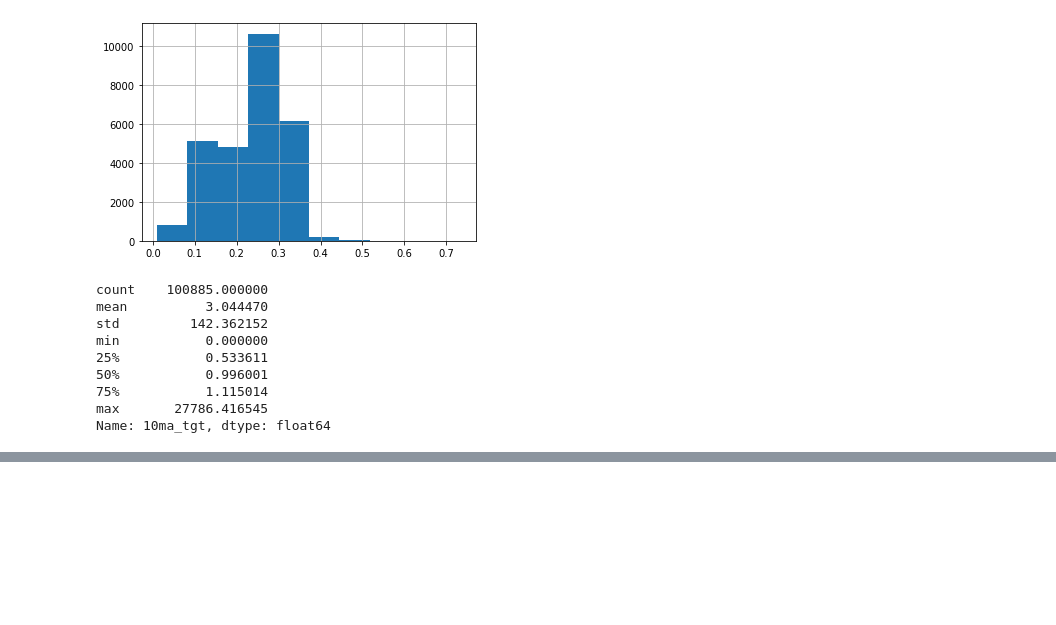
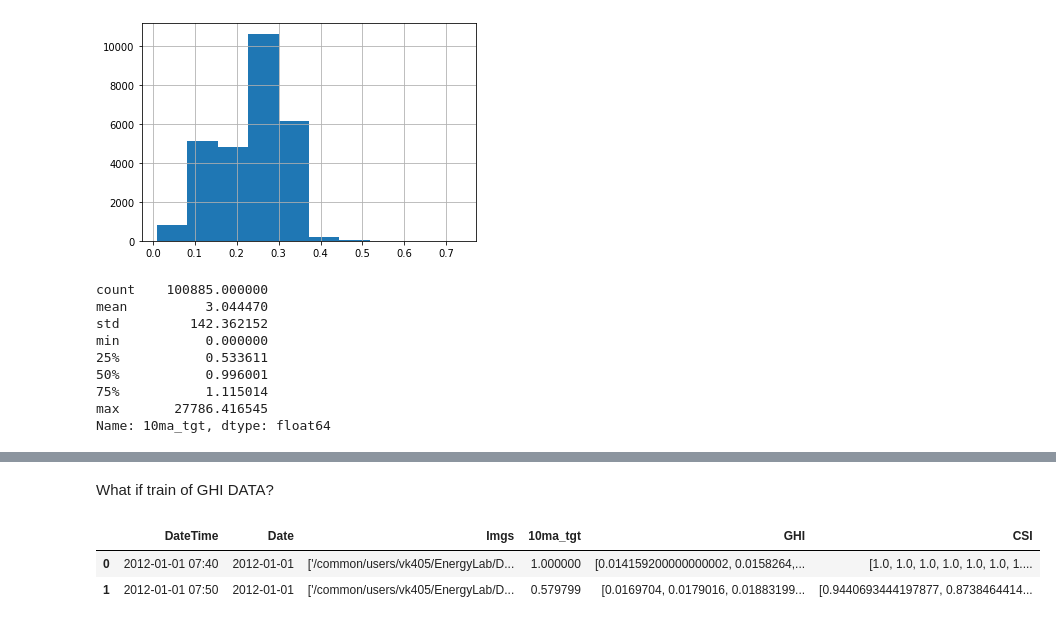
Before and after one commit to vin136/Solar-forcast, a Jupyter notebook: nbs/CSI.ipynb, the cells around one changed output, grey strips where cells are left out. Cells and saved outputs as stored; diff of their text form; code cells hidden in the pictures; blank space fills up the shorter version.

```diff
--- a/nbs/CSI.ipynb
+++ b/nbs/CSI.ipynb
@@ -627,0 +756,9 @@ Name: 10ma_tgt, dtype: float64
+# %% [markdown]
+What if train of GHI DATA?
+# %%
+df = pd.read_csv(os.path.join(data_dir,'rawdata.csv'))
+df.head(2)
+# %% [output]
+|  | DateTime | Date | Imgs | 10ma_tgt | GHI | CSI |
+| 0 | 2012-01-01 07:40 | 2012-01-01 | ['/common/users/vk405/EnergyLab/D... | 1.000000 | [0.014159200000000002, 0.0158264,... | [1.0, 1.0, 1.0, 1.0, 1.0, 1.0, 1.... |
+| 1 | 2012-01-01 07:50 | 2012-01-01 | ['/common/users/vk405/EnergyLab/D... | 0.579799 | [0.0169704, 0.0179016, 0.01883199... | [0.9440693444197877, 0.8738464414... |
```
Also changed, not shown: parts of 33 cells of this notebook, 8 other files.
